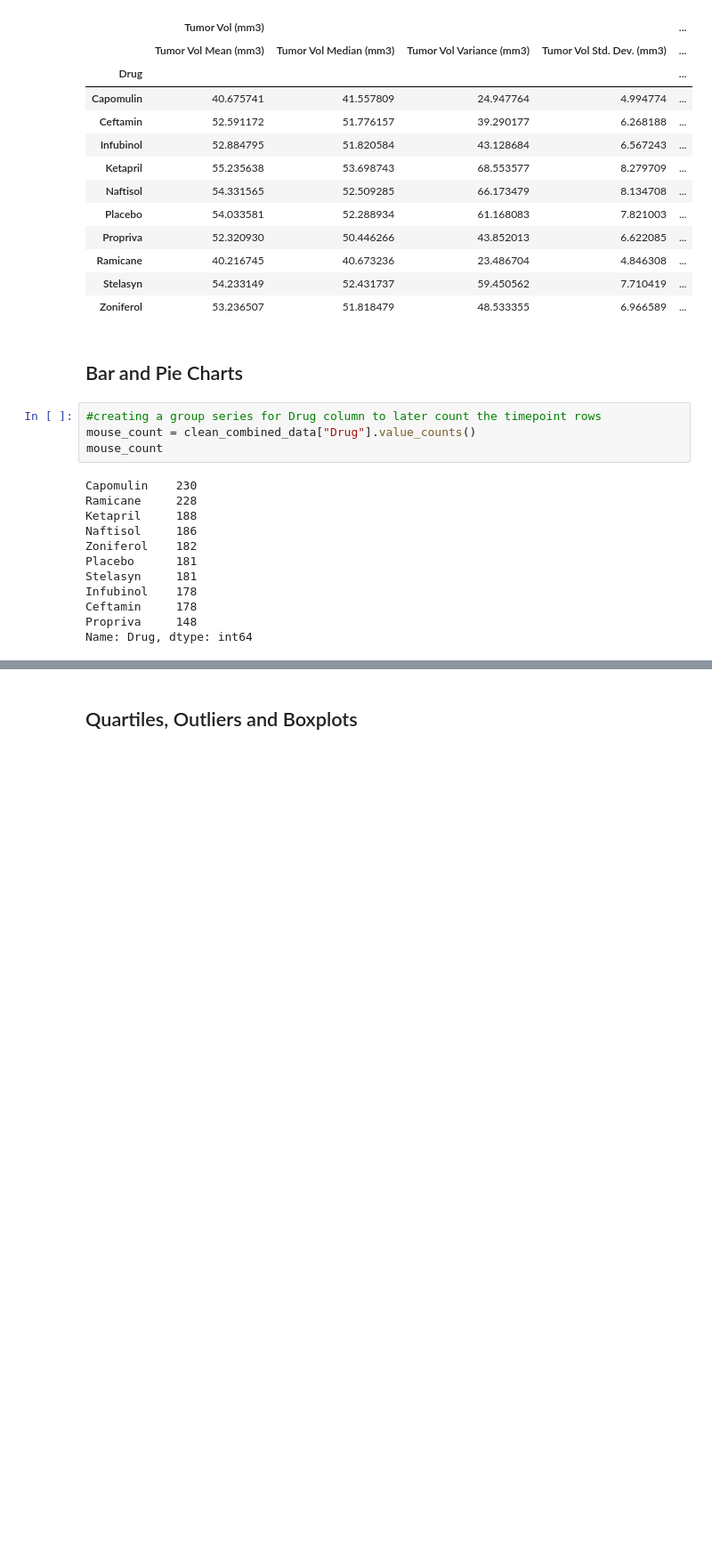
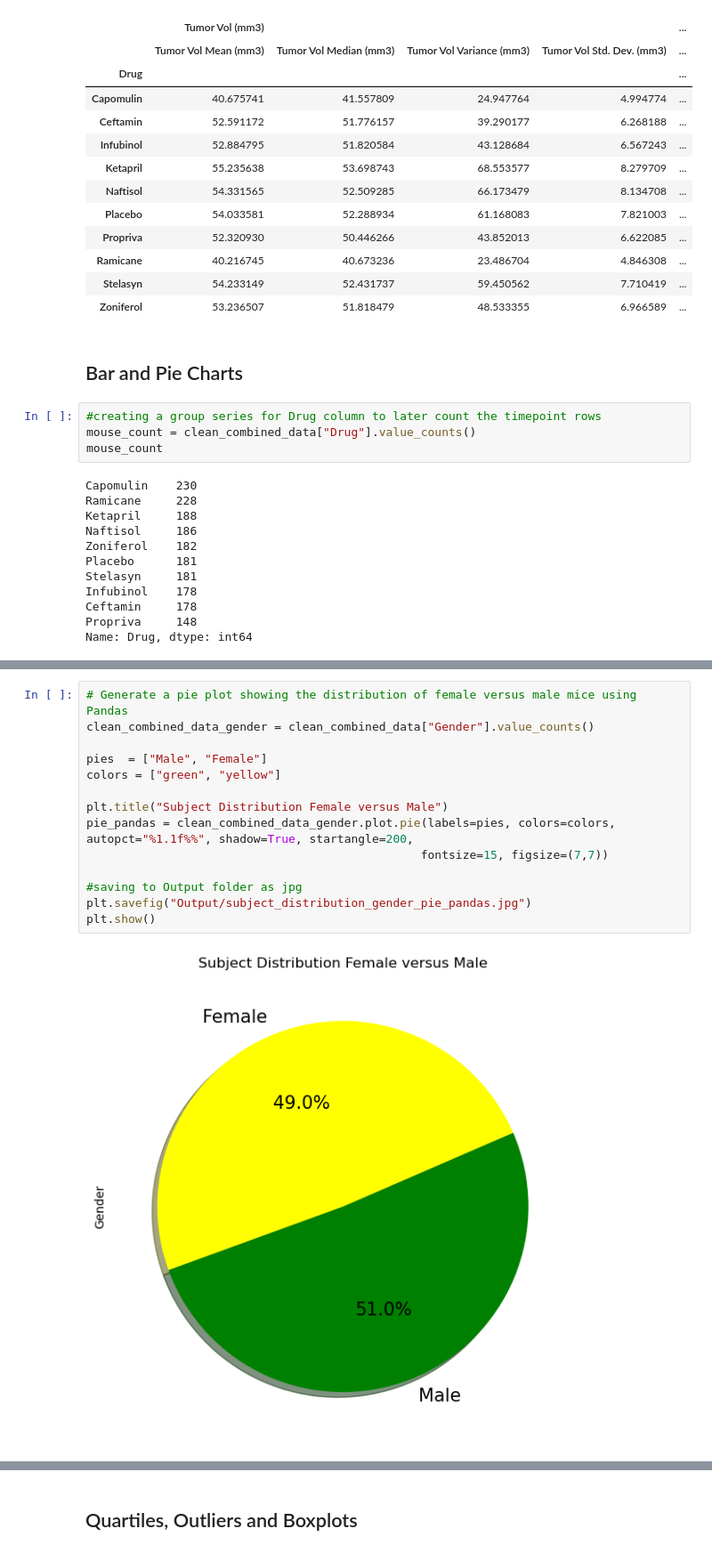
Before and after one commit to YargKlnc/Data-Visualization, a Jupyter notebook: pymaceuticals_by_YK.ipynb, the cells around one changed output, grey strips where cells are left out. Shown at 89% size. Saved outputs shown, nothing was run; the diff lists cells and outputs as text; blank space fills up the shorter version.

```diff
--- a/pymaceuticals_by_YK.ipynb
+++ b/pymaceuticals_by_YK.ipynb
@@ -320,0 +337,16 @@ plt.savefig("Output/summary_statistics.jpg")
+# %%
+# Generate a pie plot showing the distribution of female versus male mice using Pandas
+clean_combined_data_gender = clean_combined_data["Gender"].value_counts()
+
+pies  = ["Male", "Female"]
+colors = ["green", "yellow"]
+
+plt.title("Subject Distribution Female versus Male")
+pie_pandas = clean_combined_data_gender.plot.pie(labels=pies, colors=colors, autopct="%1.1f%%", shadow=True, startangle=200,
+                                                fontsize=15, figsize=(7,7))
+
+#saving to Output folder as jpg
+plt.savefig("Output/subject_distribution_gender_pie_pandas.jpg")
+plt.show()
+# %% [output]
+[figure, added]
```
Also changed, not shown: parts of 12 cells of this notebook, 5 other files.
